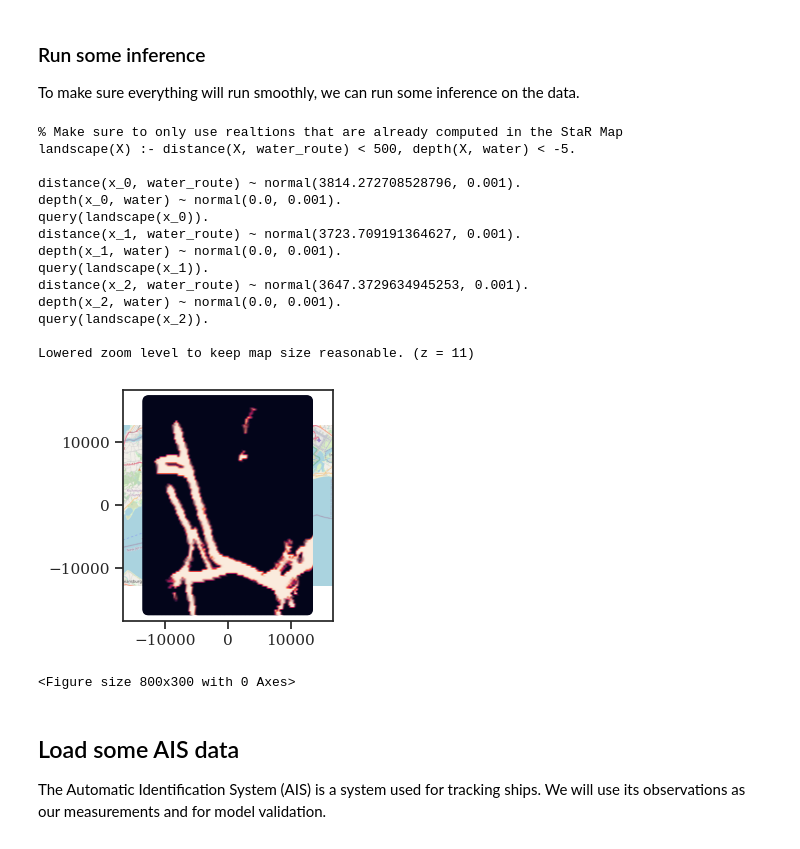
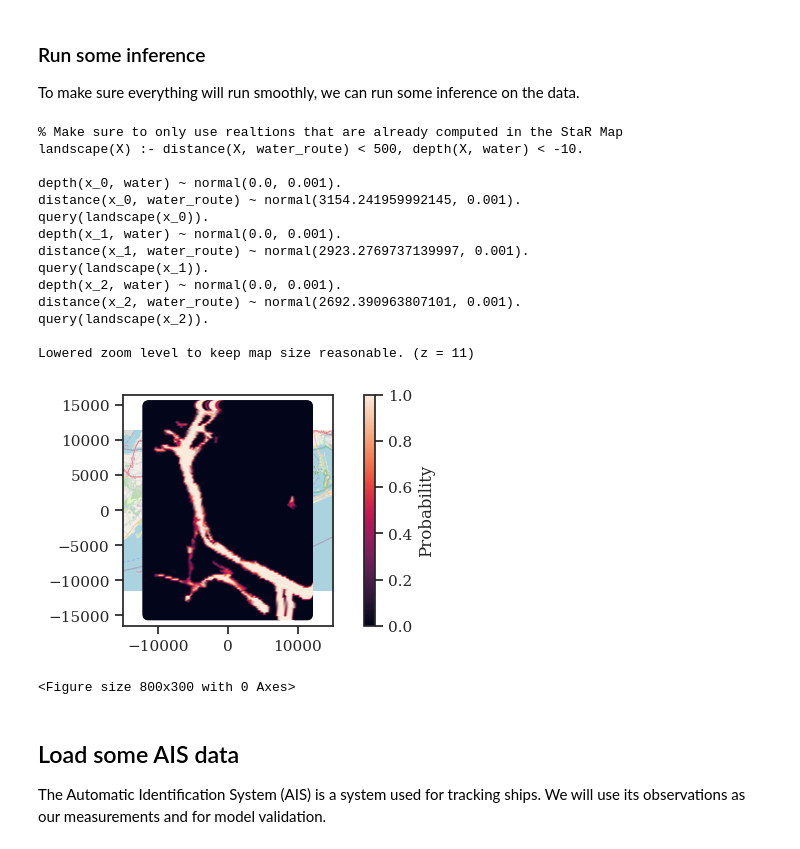
Before and after one commit to HRI-EU/ProMis, a Jupyter notebook: examples/cofi-maritime.ipynb, the cells around one changed output. Drawn from its saved outputs; the diff is of its cells as text; code cells hidden in the pictures.

```diff
--- a/examples/cofi-maritime.ipynb
+++ b/examples/cofi-maritime.ipynb
@@ -72,8 +72,8 @@ sns.set_style({"font.family": "serif", "font.serif": "Times New Roman"})
 
 setting = "New York Harbor"
 bbox = (
-    (40.4, -74.1),
-    (40.7, -73.8),
+    (40.43, -74.12),
+    (40.70, -73.85),
 )
 
 # setting = "Port of Charleston, South Carolina"
@@ -332,33 +323,36 @@ promis = ProMis(star_map)
 # %%
 # Solve an example logic program
 logic = r"""
 % Make sure to only use realtions that are already computed in the StaR Map
-landscape(X) :- distance(X, water_route) < 500, depth(X, water) < -5.
+landscape(X) :- distance(X, water_route) < 500, depth(X, water) < -10.
 """
 landscape = promis.solve(support, logic, n_jobs=16, batch_size=3, print_first=True)
 
 # Show the resulting landscape
-landscape.scatter()
+ax = landscape.scatter()
+plt.colorbar(ax, label="Probability")
 plt.show()
 plt.clf()
 
+landscape.to_polar().to_csv(output_folder / "landscape-debug.csv")
+
 del landscape  # Make sure this is not used accidentally
 # %% [output]
 % Make sure to only use realtions that are already computed in the StaR Map
-landscape(X) :- distance(X, water_route) < 500, depth(X, water) < -5.
+landscape(X) :- distance(X, water_route) < 500, depth(X, water) < -10.
 
-distance(x_0, water_route) ~ normal(3814.272708528796, 0.001).
 depth(x_0, water) ~ normal(0.0, 0.001).
+distance(x_0, water_route) ~ normal(3154.241959992145, 0.001).
 query(landscape(x_0)).
-distance(x_1, water_route) ~ normal(3723.709191364627, 0.001).
 depth(x_1, water) ~ normal(0.0, 0.001).
+distance(x_1, water_route) ~ normal(2923.2769737139997, 0.001).
 query(landscape(x_1)).
-distance(x_2, water_route) ~ normal(3647.3729634945253, 0.001).
 depth(x_2, water) ~ normal(0.0, 0.001).
+distance(x_2, water_route) ~ normal(2692.390963807101, 0.001).
 query(landscape(x_2)).
 
 Lowered zoom level to keep map size reasonable. (z = 11)
-[figure, old version]
+[figure, new version]
 <Figure size 800x300 with 0 Axes>
 # %% [markdown]
 ## Load some AIS data
```
Also changed, not shown: parts of 26 cells of this notebook, 7 other files.
